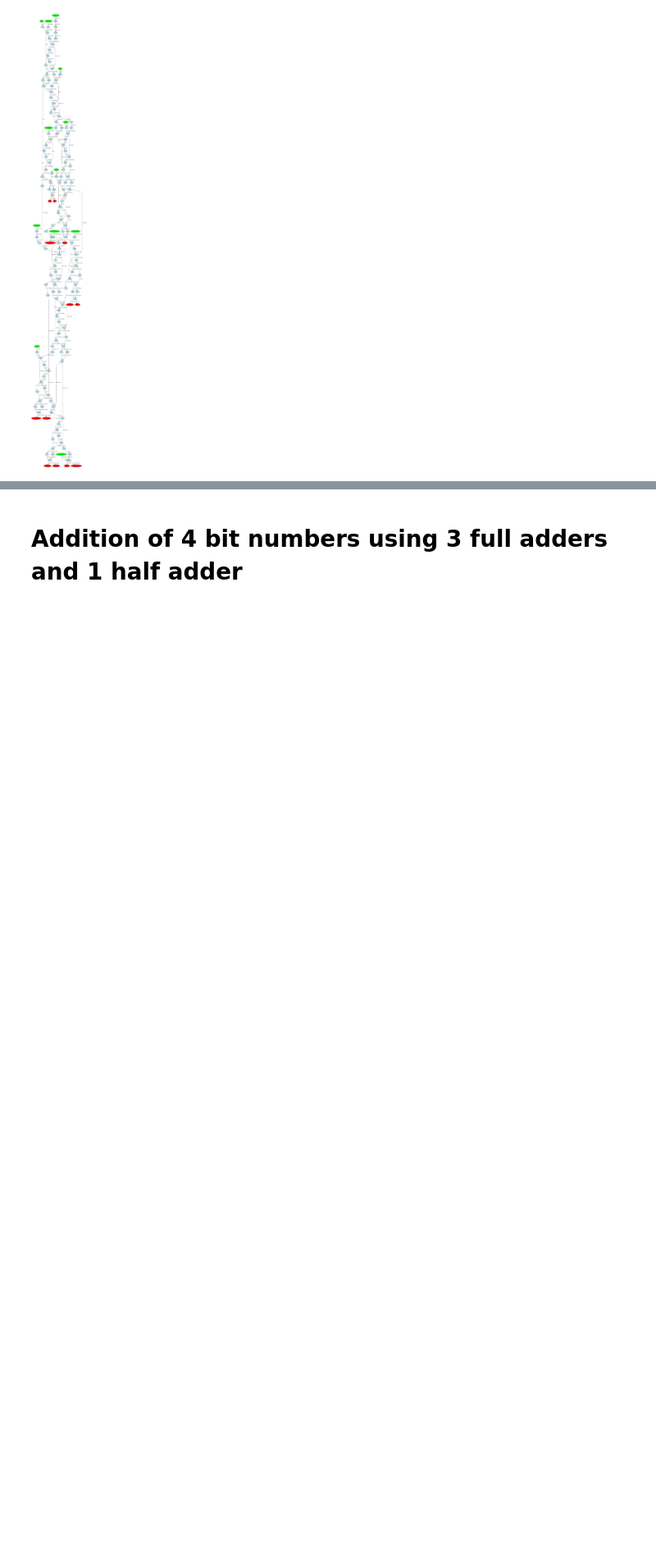
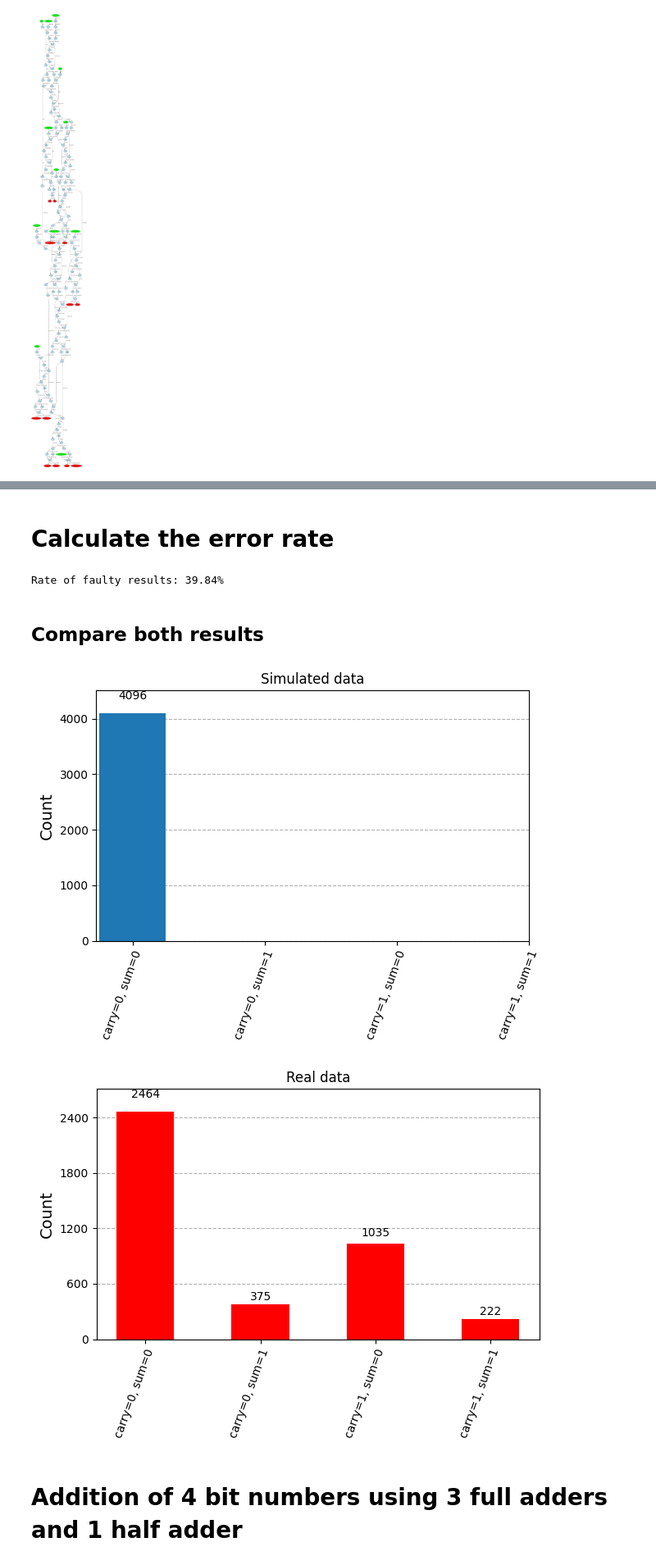
Before and after one commit to Chosen-Juan1/Quantum-computing-research, a Jupyter notebook: Quantum_Computing_Research_Tasks/Task_6_Arithmetic_Addition_Circuit.ipynb, the cells around one changed output, grey strips where cells are left out. Shown at 82% size. Saved outputs shown, nothing was run; the diff lists cells and outputs as text; code cells hidden in the pictures; blank space fills up the shorter version.

```diff
--- a/Quantum_Computing_Research_Tasks/Task_6_Arithmetic_Addition_Circuit.ipynb
+++ b/Quantum_Computing_Research_Tasks/Task_6_Arithmetic_Addition_Circuit.ipynb
@@ -369,3 +454,20 @@ dag.draw()
+# %% [markdown]
+# Calculate the error rate
+# %%
+addedWrongVals = Real_counts["01"] + Real_counts["10"] + Real_counts["11"]
+
+error = round((addedWrongVals/4096) * 100,2)
+print(f"Rate of faulty results: {error}%")
+# %% [output]
+Rate of faulty results: 39.84%
+# %% [markdown]
+## Compare both results
+# %%
+display(SimHisto)
+display(RealHisto)
+# %% [output]
+[figure, added]
+[figure, added]
 # %% [markdown]
 # Addition of 4 bit numbers using 3 full adders and 1 half adder
 # %% [markdown]
```
Also changed, not shown: parts of 6 cells of this notebook.
